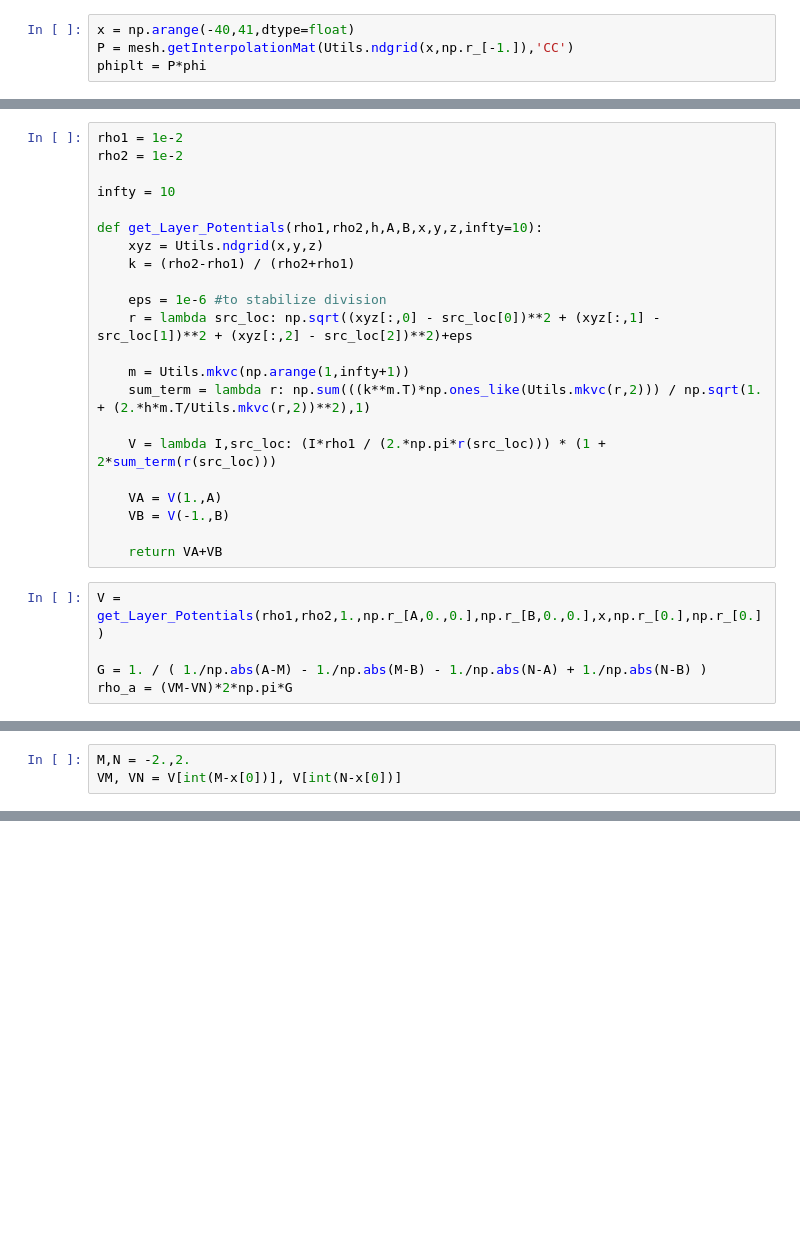
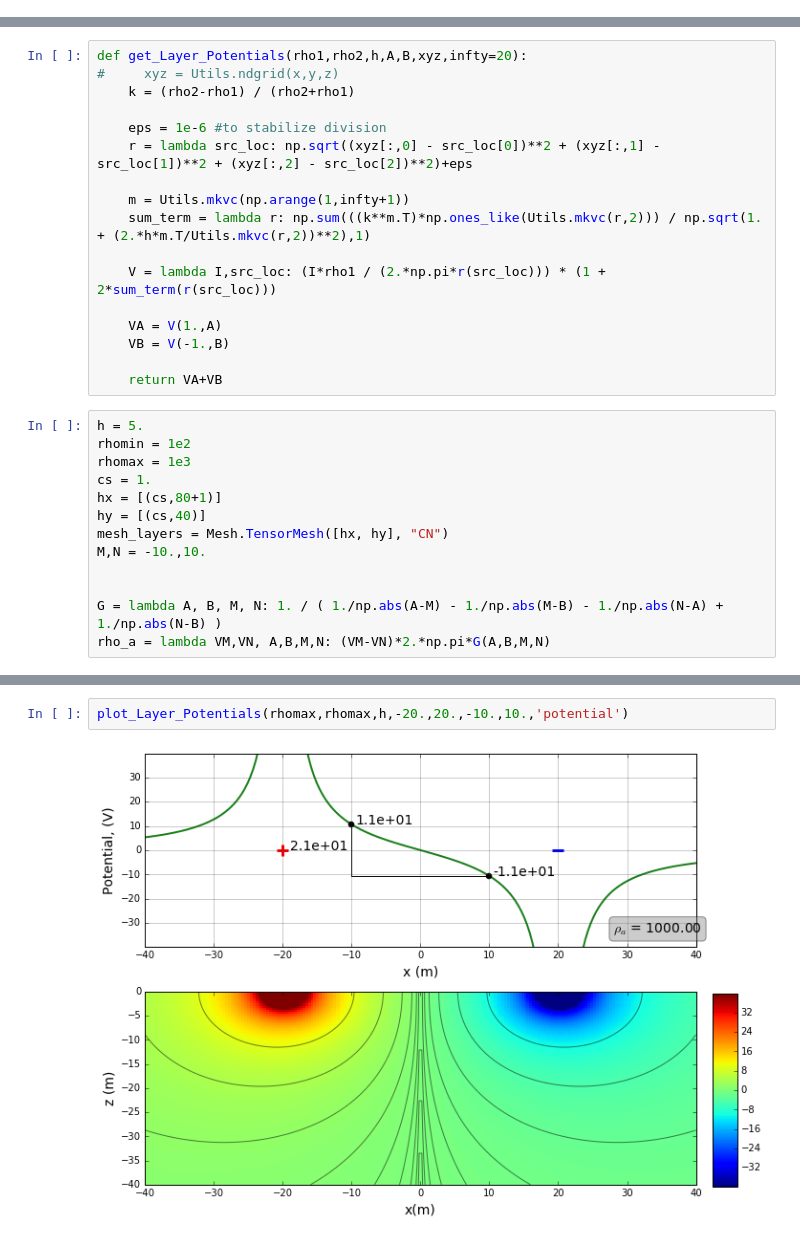
Before and after one commit to geoscixyz/geosci-labs, a Jupyter notebook: DC/DCPotentials.ipynb, the cells around one changed output, grey strips where cells are left out. Drawn from its saved outputs; the diff is of its cells as text; blank space fills up the shorter version.

Commit message:
plotting for model, potentials, electric field and currents

```diff
--- a/DC/DCPotentials.ipynb
+++ b/DC/DCPotentials.ipynb
@@ -50,4 +16,0 @@ plt.show()
-# %%
-x = np.arange(-40,41,dtype=float)
-P = mesh.getInterpolationMat(Utils.ndgrid(x,np.r_[-1.]),'CC')
-phiplt = P*phi
@@ -97,11 +17,6 @@ ax.annotate('%2.2f'%(VM-VN) , xy=(M,(VM+VN)/2.-1), xytext=(M-6,(VM+VN)/2.-40.),f
 # %%
-rho1 = 1e-2
-rho2 = 1e-2
-
-infty = 10
-
-def get_Layer_Potentials(rho1,rho2,h,A,B,x,y,z,infty=10):
-    xyz = Utils.ndgrid(x,y,z)
+def get_Layer_Potentials(rho1,rho2,h,A,B,xyz,infty=20):
+#     xyz = Utils.ndgrid(x,y,z)
     k = (rho2-rho1) / (rho2+rho1)
 
     eps = 1e-6 #to stabilize division
@@ -117,7 +32,15 @@ def get_Layer_Potentials(rho1,rho2,h,A,B,x,y,z,infty=10):
 
     return VA+VB
 # %%
-V = get_Layer_Potentials(rho1,rho2,1.,np.r_[A,0.,0.],np.r_[B,0.,0.],x,np.r_[0.],np.r_[0.])
+h = 5.
+rhomin = 1e2
+rhomax = 1e3
+cs = 1.
+hx = [(cs,80+1)]
+hy = [(cs,40)]
+mesh_layers = Mesh.TensorMesh([hx, hy], "CN")
+M,N = -10.,10.
 
-G = 1. / ( 1./np.abs(A-M) - 1./np.abs(M-B) - 1./np.abs(N-A) + 1./np.abs(N-B) )
-rho_a = (VM-VN)*2*np.pi*G
+
+G = lambda A, B, M, N: 1. / ( 1./np.abs(A-M) - 1./np.abs(M-B) - 1./np.abs(N-A) + 1./np.abs(N-B) )
+rho_a = lambda VM,VN, A,B,M,N: (VM-VN)*2.*np.pi*G(A,B,M,N)
@@ -174,3 +46,0 @@ ax.text(x.max()-12,ylim.min()+ylim[1]*0.1,'$\sigma_a$ = %2.2f'%(rho_a),
-# %%
-M,N = -2.,2.
-VM, VN = V[int(M-x[0])], V[int(N-x[0])]
@@ -187,0 +164,4 @@ G
+# %%
+plot_Layer_Potentials(rhomax,rhomax,h,-20.,20.,-10.,10.,'potential')
+# %% [output]
+[figure, added]
```
Also changed, not shown: parts of 14 cells of this notebook.
